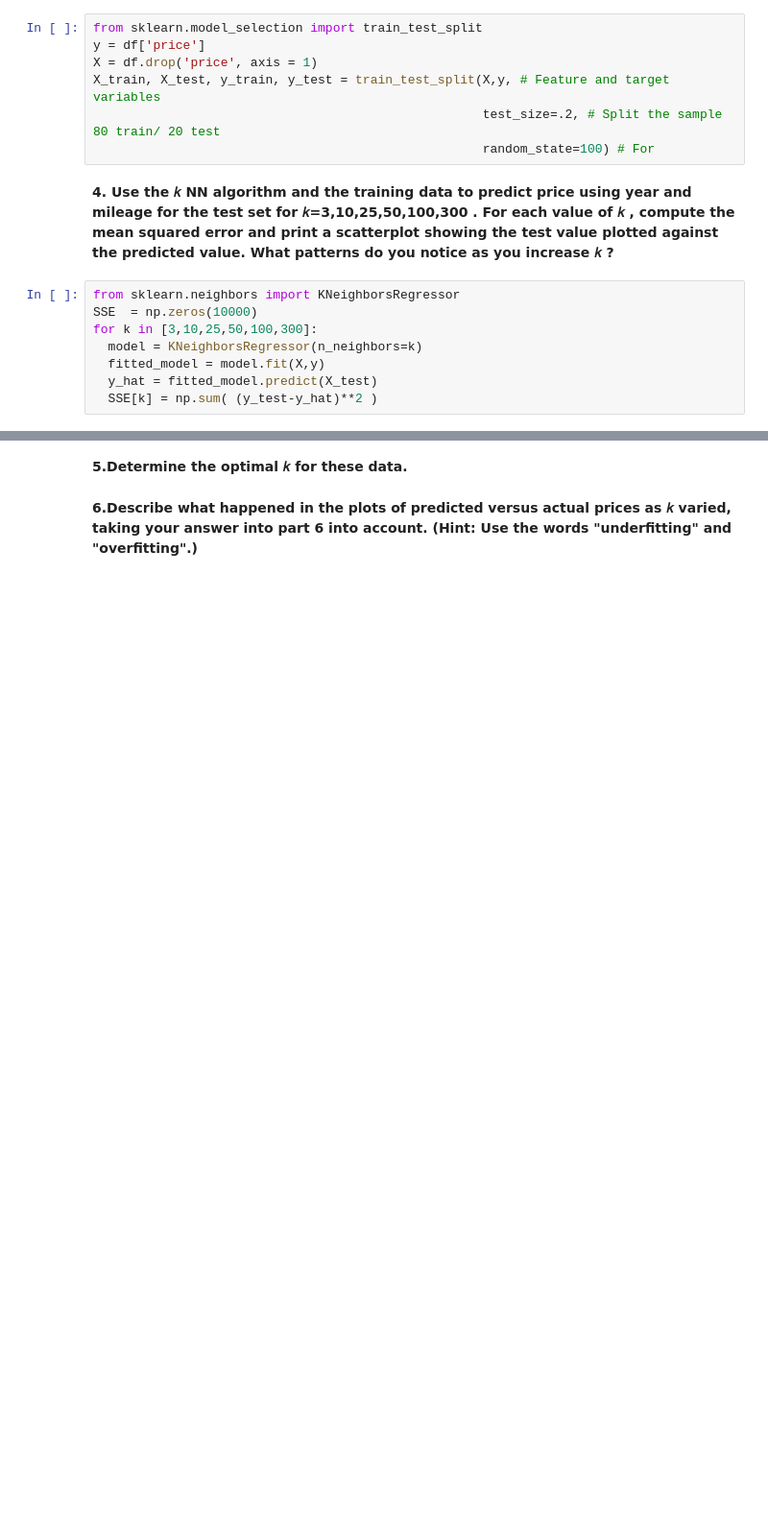
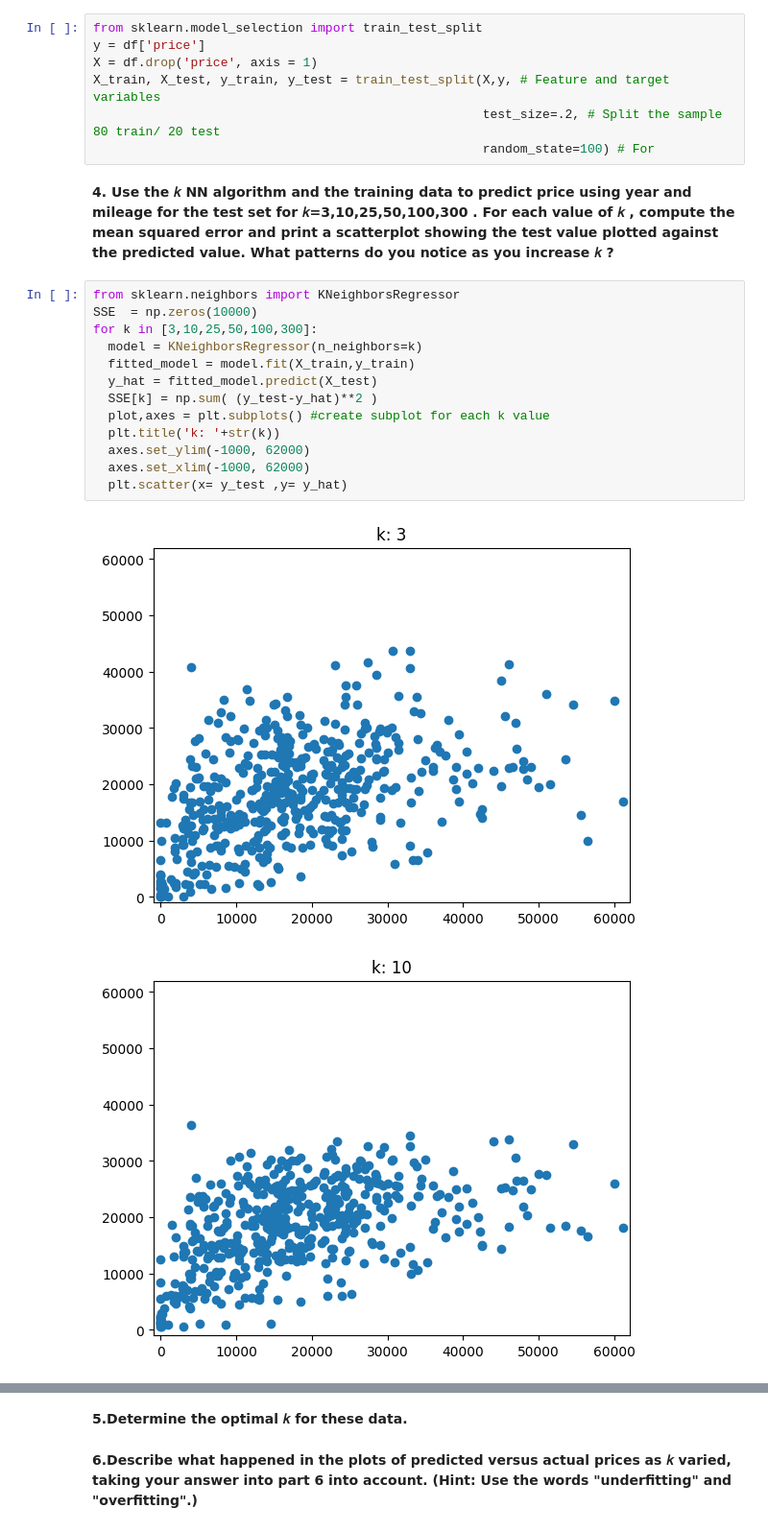
Before and after one commit to abkerper/knn, a Jupyter notebook: assignment_knn.ipynb, the cells around one changed output, grey strips where cells are left out. Shown: that part at 96% size. Saved outputs shown, nothing was run; the diff lists cells and outputs as text; blank space fills up the shorter version.

```diff
--- a/assignment_knn.ipynb
+++ b/assignment_knn.ipynb
@@ -84,8 +90,16 @@ X_train, X_test, y_train, y_test = train_test_split(X,y, # Feature and target va
 # %%
 from sklearn.neighbors import KNeighborsRegressor
 SSE  = np.zeros(10000)
 for k in [3,10,25,50,100,300]:
   model = KNeighborsRegressor(n_neighbors=k)
-  fitted_model = model.fit(X,y)
+  fitted_model = model.fit(X_train,y_train)
   y_hat = fitted_model.predict(X_test)
   SSE[k] = np.sum( (y_test-y_hat)**2 )
+  plot,axes = plt.subplots() #create subplot for each k value
+  plt.title('k: '+str(k))
+  axes.set_ylim(-1000, 62000)
+  axes.set_xlim(-1000, 62000)
+  plt.scatter(x= y_test ,y= y_hat)
+# %% [output]
+[figure, added]
+[figure, added]
```
Also changed, not shown: parts of 3 cells of this notebook.
